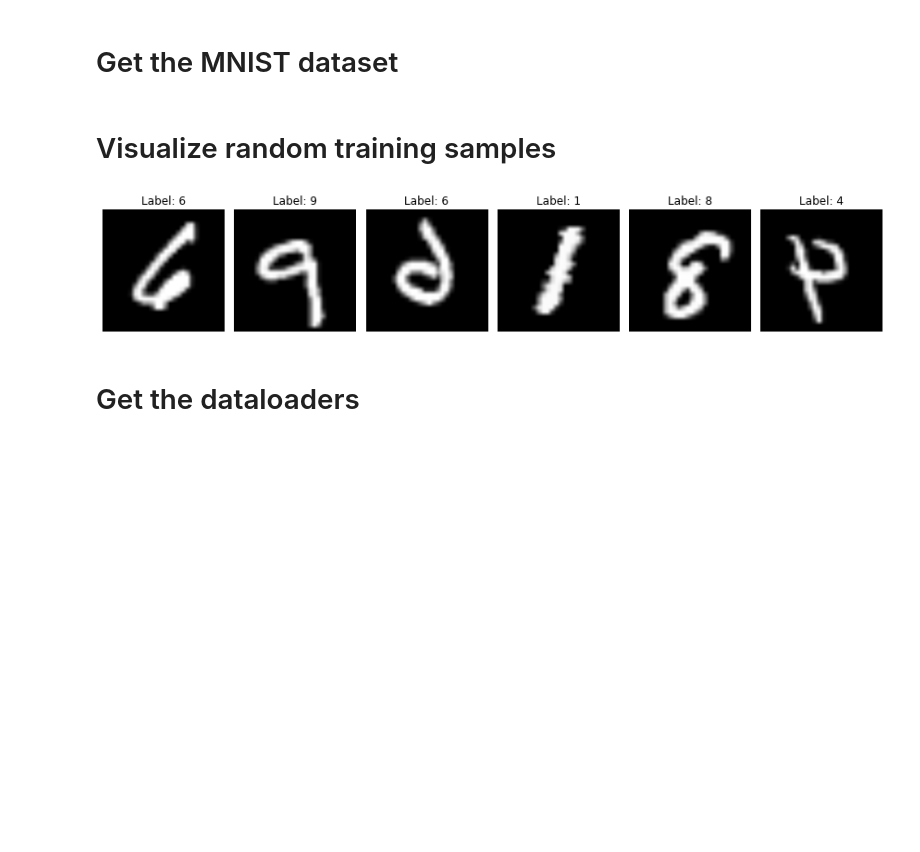
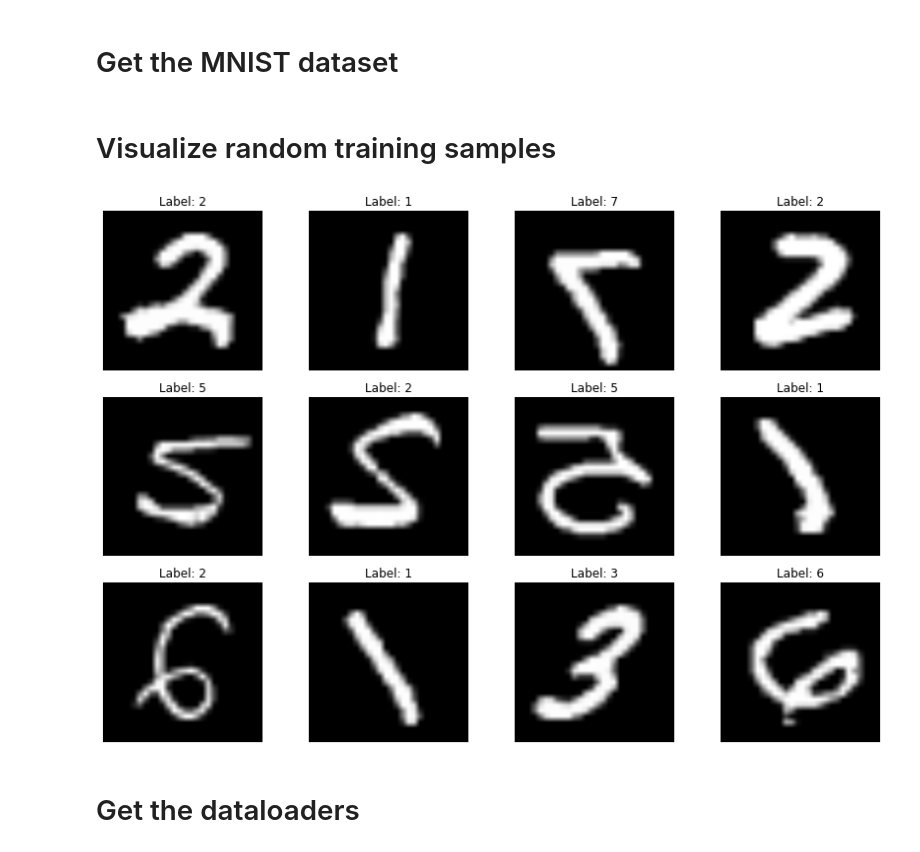
Before and after one commit to akhra92/Machine-Learning-Algorithms-And-Applications, a Jupyter notebook: Neural Networks/CNN/CNN.ipynb, the cells around one changed output. Drawn from its saved outputs; the diff is of its cells as text; code cells hidden in the pictures; blank space fills up the shorter version.

Commit message:
Some modifications in visualization part

```diff
--- a/Neural Networks/CNN/CNN.ipynb
+++ b/Neural Networks/CNN/CNN.ipynb
@@ -35,25 +35,23 @@ val_tf = tf.Compose([tf.Resize((224, 224)),
 # %%
 train_dataset = MNIST(root='./data', train=True, download=True, transform=train_tf)
 test_dataset = MNIST(root='./data', train=False, download=True, transform=val_tf)
-# %% [markdown]
-# Visualize random training samples
-# %%
-classes = [str(i) for i in range(10)]
-indices = torch.randint(len(train_dataset), size=(6,))
-
-plt.figure(figsize=(12, 8))
-for i, idx in enumerate(indices):
-    image, label = train_dataset[idx]
-    image = image.squeeze()
-    plt.subplot(1, 6, i + 1)
-    plt.imshow(image, cmap='gray')
-    plt.title(f'Label: {classes[label]}')
-    plt.axis('off')
-
-plt.tight_layout()
-plt.show()
-# %% [output]
-[figure, removed]
+# %% [markdown]
+# Visualize random training samples
+# %%
+classes = [str(i) for i in range(10)]
+indices = torch.randint(len(train_dataset), size=(12,))
+plt.figure(figsize=(12, 8))
+for i, idx in enumerate(indices):
+    image, label = train_dataset[idx]
+    image = image.squeeze()
+    plt.subplot(3, 4, i+1)
+    plt.imshow(image, cmap='gray')
+    plt.title(f'Label: {classes[label]}')
+    plt.axis('off')
+plt.tight_layout()
+plt.show()
+# %% [output]
+[figure, added]
 # %% [markdown]
 # Get the dataloaders
 # %%
```
